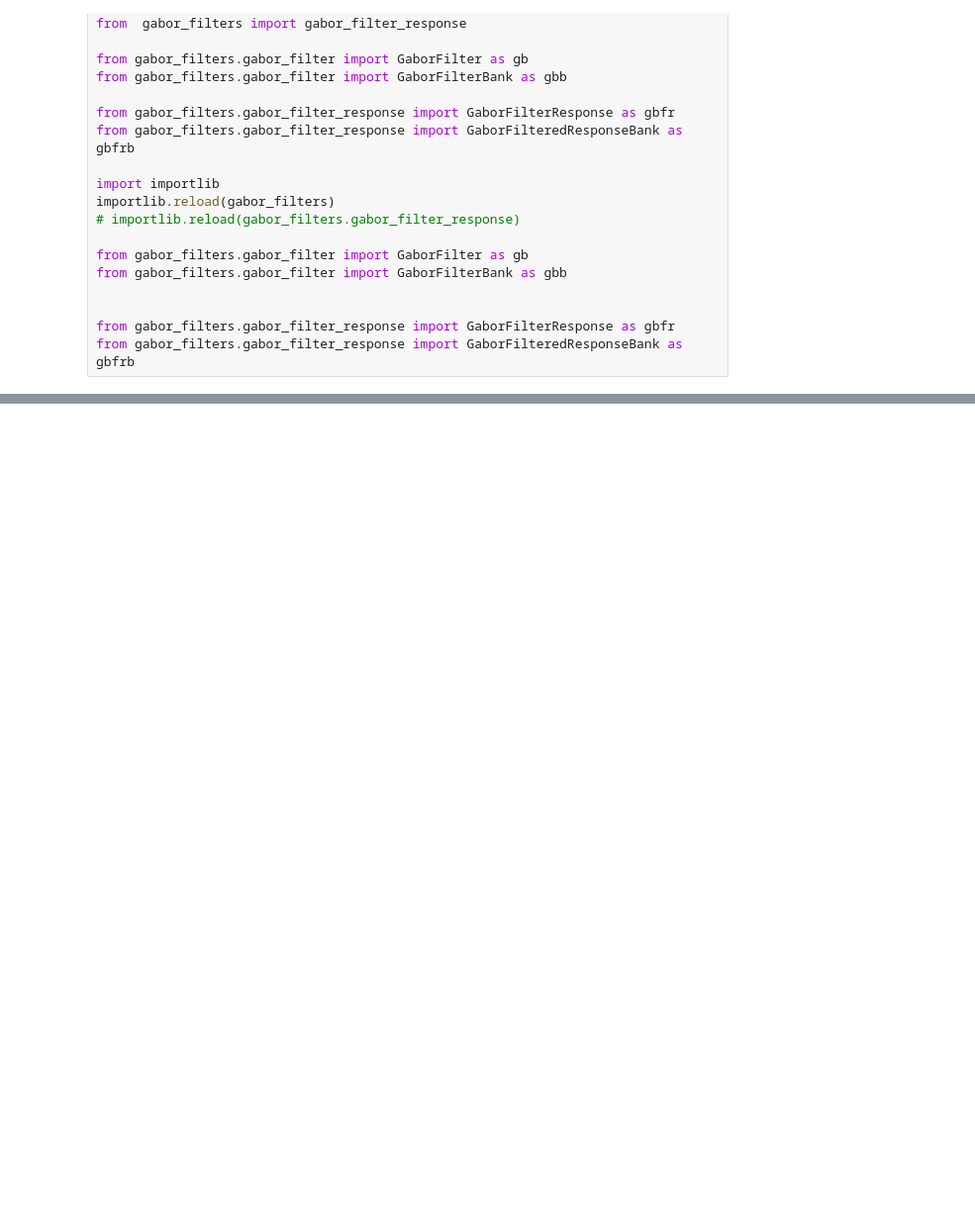
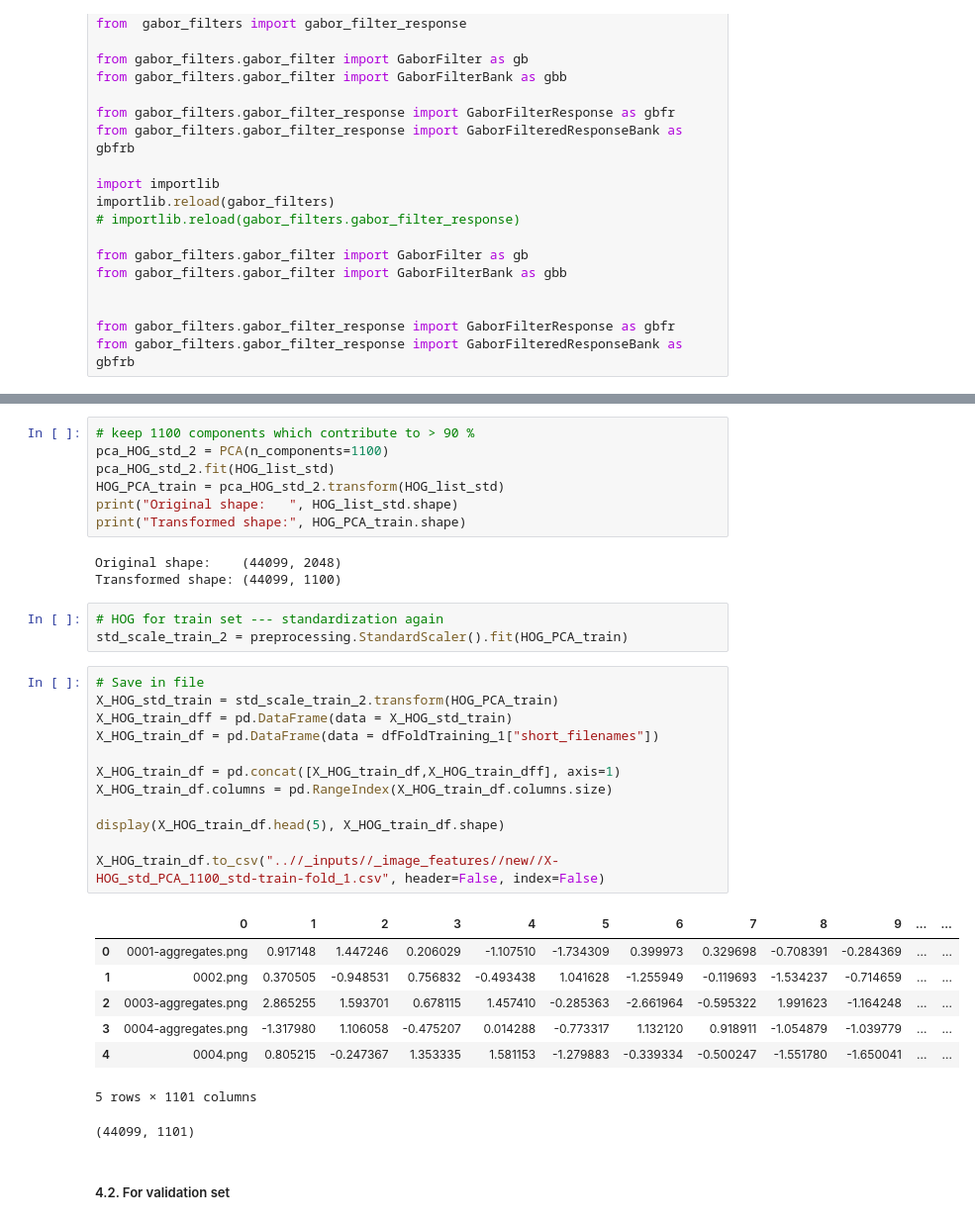
Before and after one commit to ledvic/_Plankton_Zooscan-Machine_Learning, a Jupyter notebook: _pyscripts/extract_gabor_filter_for_dataset.ipynb, the cells around one changed output, grey strips where cells are left out. Shown at 99% size. Saved outputs shown, nothing was run; the diff lists cells and outputs as text; blank space fills up the shorter version.

```diff
--- a/_pyscripts/extract_gabor_filter_for_dataset.ipynb
+++ b/_pyscripts/extract_gabor_filter_for_dataset.ipynb
@@ -77,0 +228,36 @@ NameError: name 'gbfrb' is not defined
+# %%
+# keep 1100 components which contribute to > 90 %
+pca_HOG_std_2 = PCA(n_components=1100)
+pca_HOG_std_2.fit(HOG_list_std)
+HOG_PCA_train = pca_HOG_std_2.transform(HOG_list_std)
+print("Original shape:   ", HOG_list_std.shape)
+print("Transformed shape:", HOG_PCA_train.shape)
+# %% [output]
+Original shape:    (44099, 2048)
+Transformed shape: (44099, 1100)
+# %%
+# HOG for train set --- standardization again
+std_scale_train_2 = preprocessing.StandardScaler().fit(HOG_PCA_train)
+# %%
+# Save in file
+X_HOG_std_train = std_scale_train_2.transform(HOG_PCA_train)
+X_HOG_train_dff = pd.DataFrame(data = X_HOG_std_train)
+X_HOG_train_df = pd.DataFrame(data = dfFoldTraining_1["short_filenames"])
+
+X_HOG_train_df = pd.concat([X_HOG_train_df,X_HOG_train_dff], axis=1)
+X_HOG_train_df.columns = pd.RangeIndex(X_HOG_train_df.columns.size)
+
+display(X_HOG_train_df.head(5), X_HOG_train_df.shape)
+
+X_HOG_train_df.to_csv("..//_inputs//_image_features//new//X-HOG_std_PCA_1100_std-train-fold_1.csv", header=False, index=False)
+# %% [output]
+|  | 0 | 1 | 2 | 3 | 4 | 5 | 6 | 7 | 8 | 9 | ... | ... |
+| 0 | 0001-aggregates.png | 0.917148 | 1.447246 | 0.206029 | -1.107510 | -1.734309 | 0.399973 | 0.329698 | -0.708391 | -0.284369 | ... | ... |
+| 1 | 0002.png | 0.370505 | -0.948531 | 0.756832 | -0.493438 | 1.041628 | -1.255949 | -0.119693 | -1.534237 | -0.714659 | ... | ... |
+| 2 | 0003-aggregates.png | 2.865255 | 1.593701 | 0.678115 | 1.457410 | -0.285363 | -2.661964 | -0.595322 | 1.991623 | -1.164248 | ... | ... |
+| 3 | 0004-aggregates.png | -1.317980 | 1.106058 | -0.475207 | 0.014288 | -0.773317 | 1.132120 | 0.918911 | -1.054879 | -1.039779 | ... | ... |
+| 4 | 0004.png | 0.805215 | -0.247367 | 1.353335 | 1.581153 | -1.279883 | -0.339334 | -0.500247 | -1.551780 | -1.650041 | ... | ... |
+5 rows × 1101 columns
+(44099, 1101)
+# %% [markdown]
+##### 4.2. For validation set
```
Also changed, not shown: parts of 74 cells of this notebook, 4 other files.
